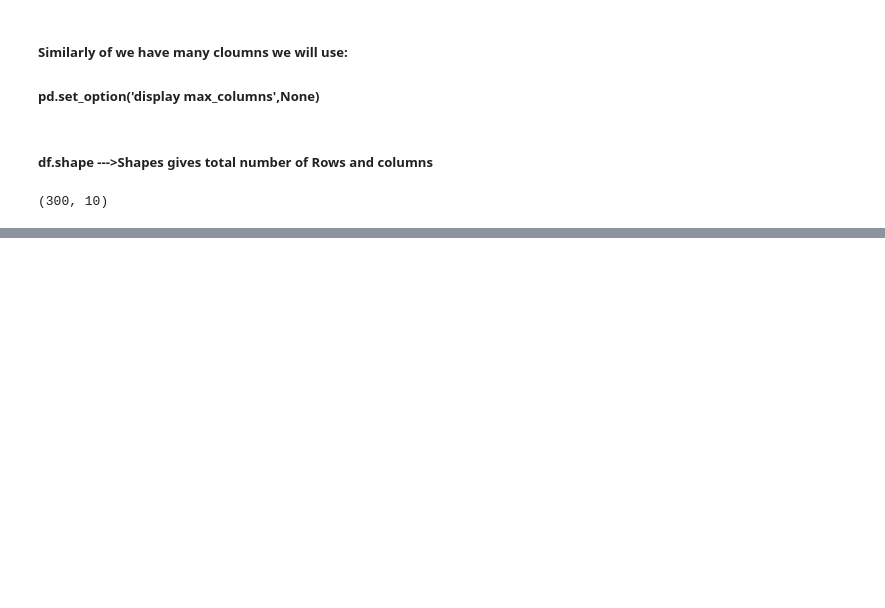
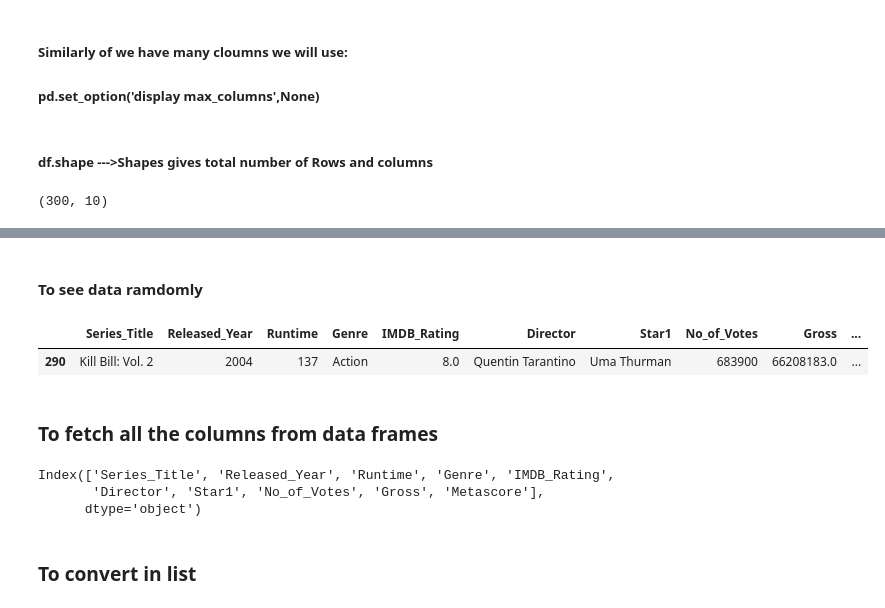
Before and after one commit to rezina-git/Data_Science_Foundations, a Jupyter notebook: panda/Day_01.ipynb, the cells around one changed output, grey strips where cells are left out. Saved outputs shown, nothing was run; the diff lists cells and outputs as text; code cells hidden in the pictures; blank space fills up the shorter version.

```diff
--- a/panda/Day_01.ipynb
+++ b/panda/Day_01.ipynb
@@ -136,0 +170,17 @@ df.shape
+# %% [markdown]
+#### To see data ramdomly
+# %%
+df.sample()
+# %% [output]
+|  | Series_Title | Released_Year | Runtime | Genre | IMDB_Rating | Director | Star1 | No_of_Votes | Gross | ... |
+| 290 | Kill Bill: Vol. 2 | 2004 | 137 | Action | 8.0 | Quentin Tarantino | Uma Thurman | 683900 | 66208183.0 | ... |
+# %% [markdown]
+### To fetch all the columns from data frames
+# %%
+df.columns
+# %% [output]
+Index(['Series_Title', 'Released_Year', 'Runtime', 'Genre', 'IMDB_Rating',
+       'Director', 'Star1', 'No_of_Votes', 'Gross', 'Metascore'],
+      dtype='object')
+# %% [markdown]
+### To convert in list
```
Also changed, not shown: parts of 7 cells of this notebook.
